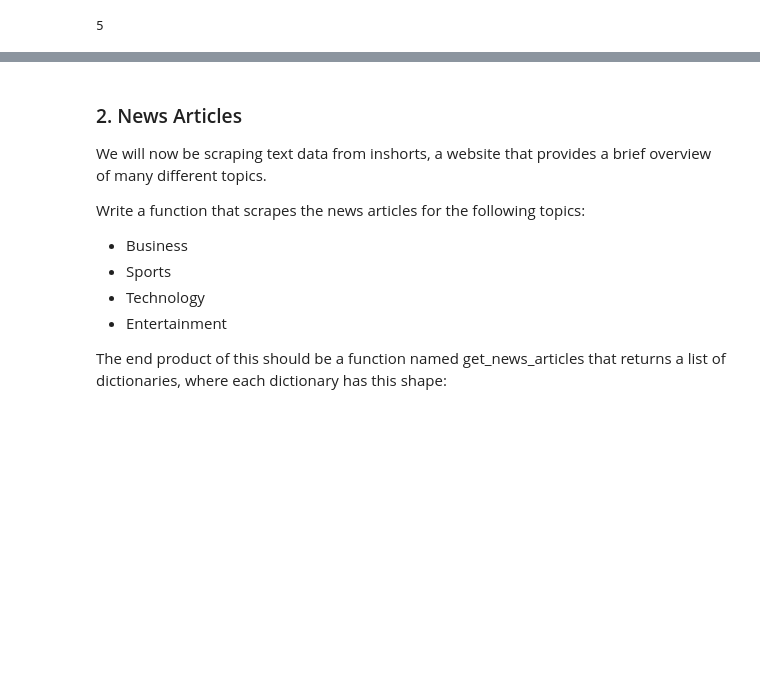
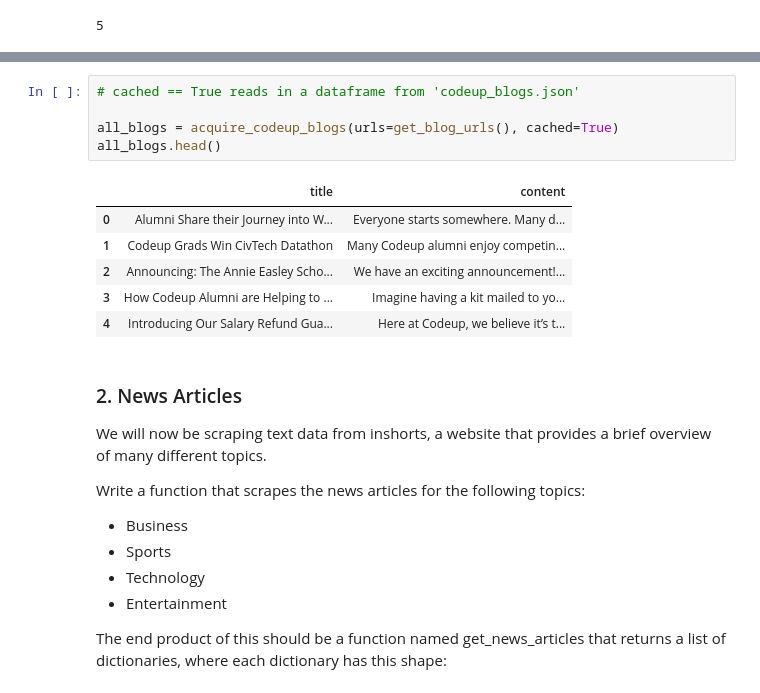
Before and after one commit to Yongliang-Shi/natural-language-processing-exercises, a Jupyter notebook: acquire.ipynb, the cells around one changed output, grey strips where cells are left out. Saved outputs shown, nothing was run; the diff lists cells and outputs as text; blank space fills up the shorter version.

```diff
--- a/acquire.ipynb
+++ b/acquire.ipynb
@@ -66,3 +239,15 @@ blog_articles
+# %%
+# cached == True reads in a dataframe from 'codeup_blogs.json'
+
+all_blogs = acquire_codeup_blogs(urls=get_blog_urls(), cached=True)
+all_blogs.head()
+# %% [output]
+|  | title | content |
+| 0 | Alumni Share their Journey into W... | Everyone starts somewhere. Many d... |
+| 1 | Codeup Grads Win CivTech Datathon | Many Codeup alumni enjoy competin... |
+| 2 | Announcing: The Annie Easley Scho... | We have an exciting announcement!... |
+| 3 | How Codeup Alumni are Helping to ... | Imagine having a kit mailed to yo... |
+| 4 | Introducing Our Salary Refund Gua... | Here at Codeup, we believe it’s t... |
 # %% [markdown]
 ### 2. News Articles
 
```
Also changed, not shown: parts of 16 cells of this notebook.
